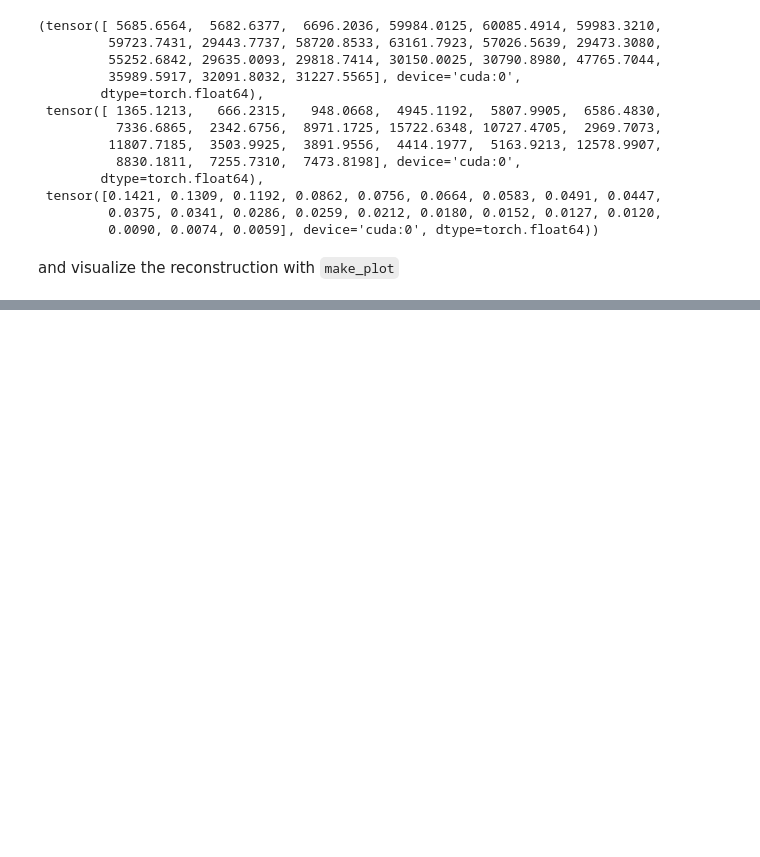
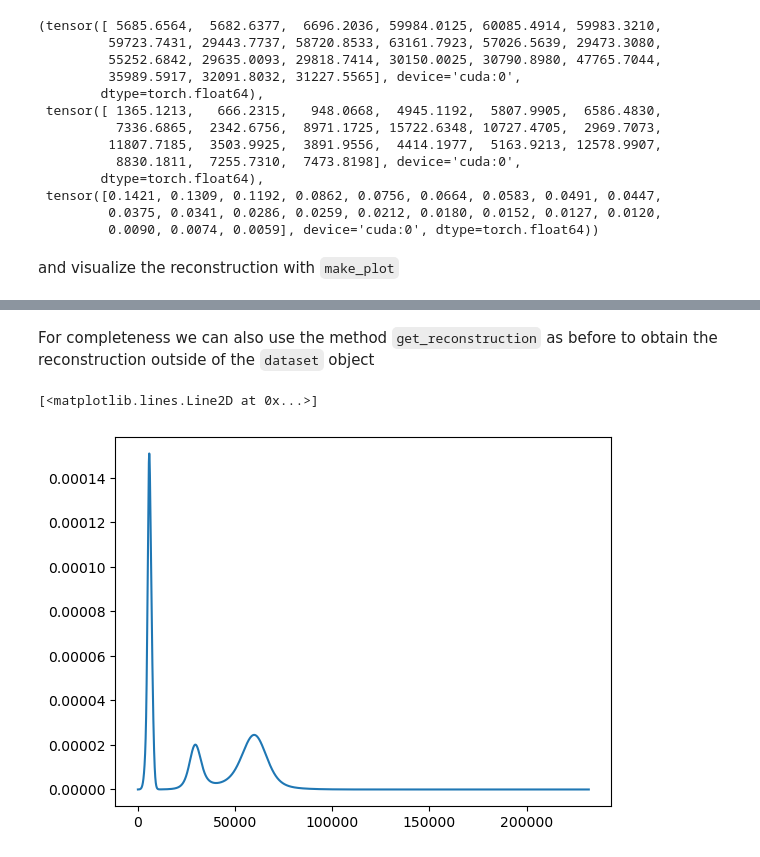
Before and after one commit to PessoaP/REPOP, a Jupyter notebook: Tutorial.ipynb, the cells around one changed output, grey strips where cells are left out. Saved outputs shown, nothing was run; the diff lists cells and outputs as text; code cells hidden in the pictures; blank space fills up the shorter version.

```diff
--- a/Tutorial.ipynb
+++ b/Tutorial.ipynb
@@ -222,0 +224,8 @@ When working with different dilution factors, REPOP defaults to displaying multi
+# %% [markdown]
+For completeness we can also use the method `get_reconstruction` as before to obtain the reconstruction outside of the `dataset` object
+# %%
+n,p_n = data3.get_reconstruction()
+plt.plot(n,p_n)
+# %% [output]
+[<matplotlib.lines.Line2D at 0x...>]
+[figure, added]
```
Also changed, not shown: parts of 16 cells of this notebook.
